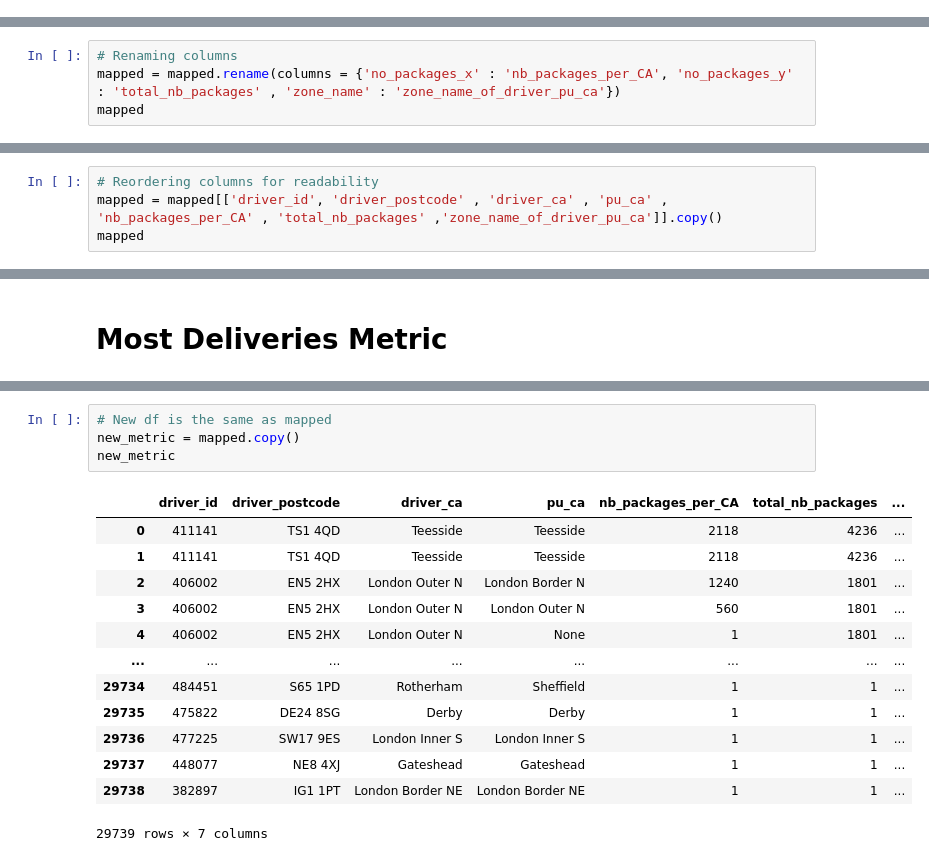
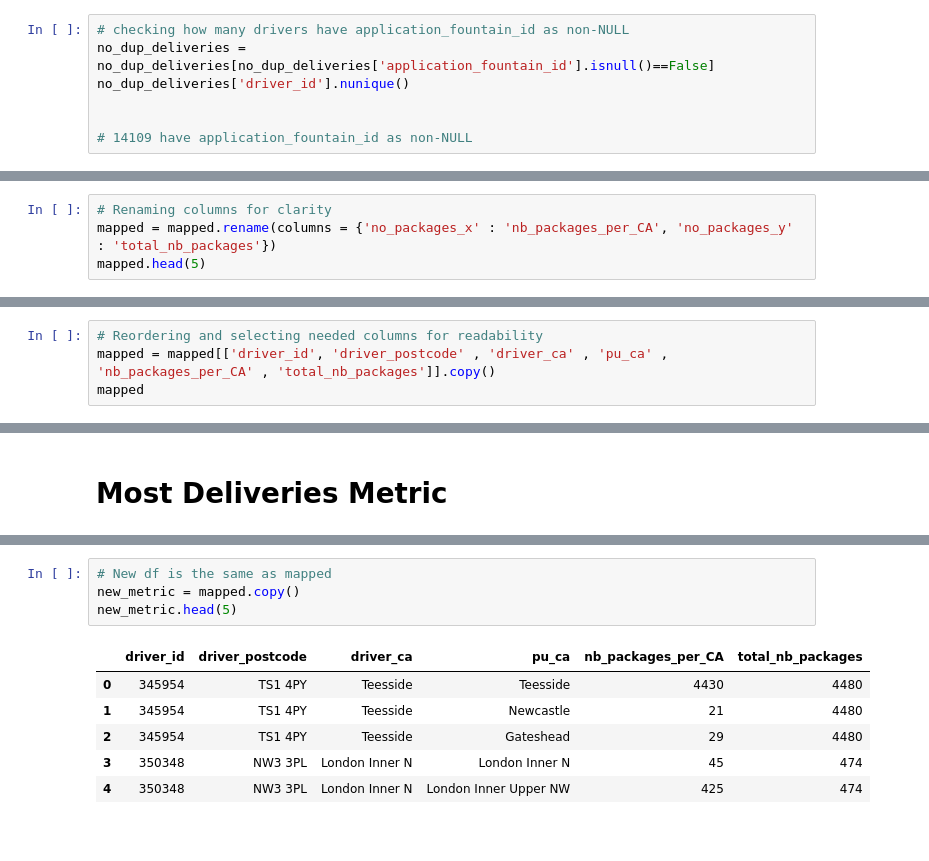
Before and after one commit to IlanaKov/catchment_model_analysis, a Jupyter notebook: Post_Code_mapping.ipynb, the cells around one changed output, grey strips where cells are left out. Cells and saved outputs as stored; diff of their text form; blank space fills up the shorter version.

```diff
--- a/Post_Code_mapping.ipynb
+++ b/Post_Code_mapping.ipynb
@@ -346,0 +253,7 @@ no_dup_deliveries['driver_id'].nunique()
+# %%
+# checking how many drivers have application_fountain_id as non-NULL
+no_dup_deliveries = no_dup_deliveries[no_dup_deliveries['application_fountain_id'].isnull()==False]
+no_dup_deliveries['driver_id'].nunique()
+
+
+# 14109 have application_fountain_id as non-NULL
@@ -480,5 +320,5 @@ mapped['driver_id'].nunique()
 # %%
-# Renaming columns
-mapped = mapped.rename(columns = {'no_packages_x' : 'nb_packages_per_CA', 'no_packages_y' : 'total_nb_packages' , 'zone_name' : 'zone_name_of_driver_pu_ca'})
-mapped
+# Renaming columns for clarity
+mapped = mapped.rename(columns = {'no_packages_x' : 'nb_packages_per_CA', 'no_packages_y' : 'total_nb_packages'})
+mapped.head(5)
 # %% [output]
@@ -498,5 +331,5 @@ mapped
 # %%
-# Reordering columns for readability
-mapped = mapped[['driver_id', 'driver_postcode' , 'driver_ca' , 'pu_ca' , 'nb_packages_per_CA' , 'total_nb_packages' ,'zone_name_of_driver_pu_ca']].copy()
+# Reordering and selecting needed columns for readability
+mapped = mapped[['driver_id', 'driver_postcode' , 'driver_ca' , 'pu_ca' , 'nb_packages_per_CA' , 'total_nb_packages']].copy()
 mapped
 # %% [output]
@@ -605,18 +378,11 @@ mapped
 # %%
 # New df is the same as mapped
 new_metric = mapped.copy()
-new_metric
+new_metric.head(5)
 # %% [output]
-|  | driver_id | driver_postcode | driver_ca | pu_ca | nb_packages_per_CA | total_nb_packages | ... |
-| 0 | 411141 | TS1 4QD | Teesside | Teesside | 2118 | 4236 | ... |
-| 1 | 411141 | TS1 4QD | Teesside | Teesside | 2118 | 4236 | ... |
-| 2 | 406002 | EN5 2HX | London Outer N | London Border N | 1240 | 1801 | ... |
-| 3 | 406002 | EN5 2HX | London Outer N | London Outer N | 560 | 1801 | ... |
-| 4 | 406002 | EN5 2HX | London Outer N | None | 1 | 1801 | ... |
-| ... | ... | ... | ... | ... | ... | ... | ... |
-| 29734 | 484451 | S65 1PD | Rotherham | Sheffield | 1 | 1 | ... |
-| 29735 | 475822 | DE24 8SG | Derby | Derby | 1 | 1 | ... |
-| 29736 | 477225 | SW17 9ES | London Inner S | London Inner S | 1 | 1 | ... |
-| 29737 | 448077 | NE8 4XJ | Gateshead | Gateshead | 1 | 1 | ... |
-| 29738 | 382897 | IG1 1PT | London Border NE | London Border NE | 1 | 1 | ... |
+|  | driver_id | driver_postcode | driver_ca | pu_ca | nb_packages_per_CA | total_nb_packages |
+| 0 | 345954 | TS1 4PY | Teesside | Teesside | 4430 | 4480 |
+| 1 | 345954 | TS1 4PY | Teesside | Newcastle | 21 | 4480 |
+| 2 | 345954 | TS1 4PY | Teesside | Gateshead | 29 | 4480 |
+| 3 | 350348 | NW3 3PL | London Inner N | London Inner N | 45 | 474 |
+| 4 | 350348 | NW3 3PL | London Inner N | London Inner Upper NW | 425 | 474 |
-29739 rows × 7 columns
```
Also changed, not shown: parts of 95 cells of this notebook, 3 other files.
